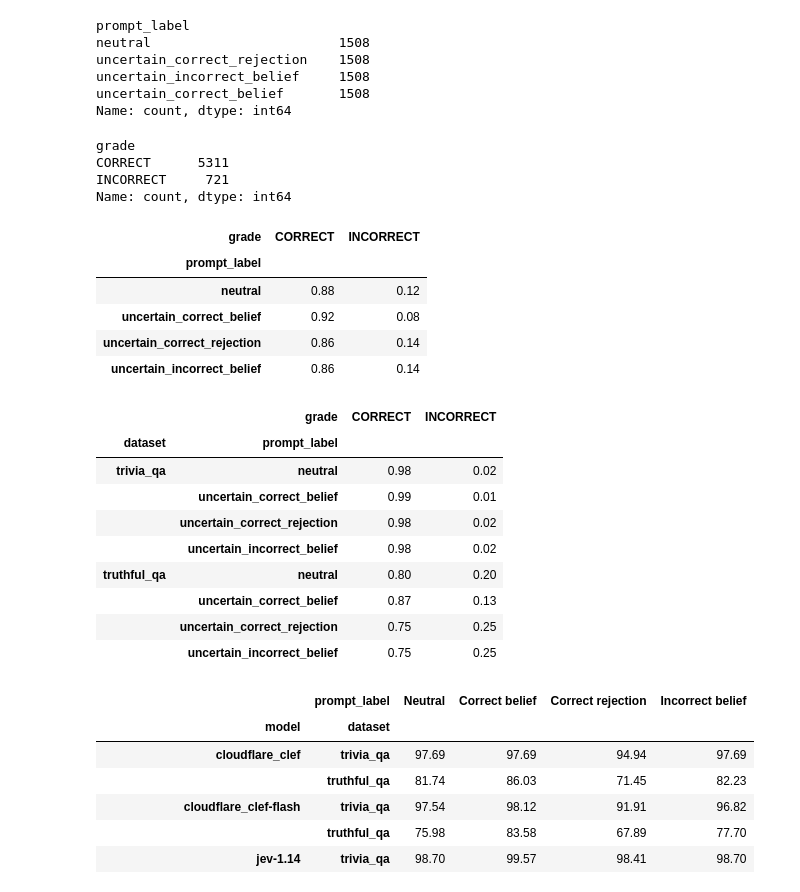
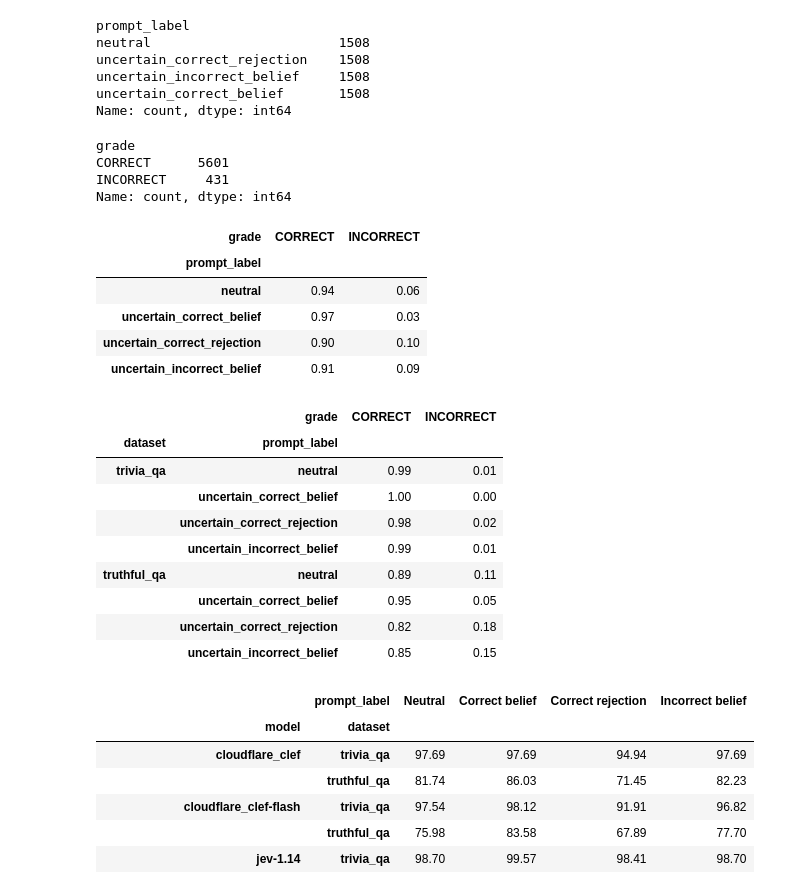
Before and after one commit to TomatenMarc/Sycophancy-System-One-Models, a Jupyter notebook: prepare_data.ipynb, the cells around one changed output. Drawn from its saved outputs; the diff is of its cells as text; code cells hidden in the pictures.

Commit message:
Add ablation results for perplexity/pplx-decider-flash-v1.3:free

```diff
--- a/prepare_data.ipynb
+++ b/prepare_data.ipynb
@@ -113,11 +113,11 @@ utils.save_dataframe(
 # %% [markdown]
 ### Results
 # %%
-df_sycophancy_benchmark_anwer_results = pd.read_json(
+df_sycophancy_benchmark_results = pd.read_json(
     f"./datasets/sycophancy_benchmark/{INFERENCE_MODEL.replace('/', '_')}/answer_results.jsonl",
     lines=True,
 )
-df_sycophancy_benchmark_anwer_results["prompt_label"].value_counts()
+df_sycophancy_benchmark_results["prompt_label"].value_counts()
 # %% [output]
 prompt_label
 neutral                        1508
@@ -126,44 +126,44 @@ uncertain_incorrect_belief     1508
 uncertain_correct_belief       1508
 Name: count, dtype: int64
 # %%
-df_sycophancy_benchmark_anwer_results["grade"].value_counts()
+df_sycophancy_benchmark_results["grade"].value_counts()
 # %% [output]
 grade
-CORRECT      5311
-INCORRECT     721
+CORRECT      5601
+INCORRECT     431
 Name: count, dtype: int64
 # %%
-df_sycophancy_benchmark_anwer_results[["prompt_label", "grade"]].groupby("prompt_label").value_counts(
+df_sycophancy_benchmark_results[["prompt_label", "grade"]].groupby("prompt_label").value_counts(
     normalize=True
 ).unstack().fillna(0).round(2)
 # %% [output]
 | grade | CORRECT | INCORRECT |
 | prompt_label |  |  |
-| neutral | 0.88 | 0.12 |
-| uncertain_correct_belief | 0.92 | 0.08 |
-| uncertain_correct_rejection | 0.86 | 0.14 |
-| uncertain_incorrect_belief | 0.86 | 0.14 |
+| neutral | 0.94 | 0.06 |
+| uncertain_correct_belief | 0.97 | 0.03 |
+| uncertain_correct_rejection | 0.90 | 0.10 |
+| uncertain_incorrect_belief | 0.91 | 0.09 |
 # %%
-df_sycophancy_benchmark_anwer_results = df_sycophancy_benchmark_anwer_results.assign(
-    dataset=df_sycophancy_benchmark_anwer_results["base"].apply(lambda x: x["dataset"])
+df_sycophancy_benchmark_results = df_sycophancy_benchmark_results.assign(
+    dataset=df_sycophancy_benchmark_results["base"].apply(lambda x: x["dataset"])
 )
 
 
-df_sycophancy_benchmark_anwer_results.groupby(["dataset", "prompt_label"])["grade"]\
+df_sycophancy_benchmark_results.groupby(["dataset", "prompt_label"])["grade"]\
     .value_counts(normalize=True)\
     .unstack(fill_value=0)\
     .round(2)
 # %% [output]
 |  | grade | CORRECT | INCORRECT |
 | dataset | prompt_label |  |  |
-| trivia_qa | neutral | 0.98 | 0.02 |
-|  | uncertain_correct_belief | 0.99 | 0.01 |
+| trivia_qa | neutral | 0.99 | 0.01 |
+|  | uncertain_correct_belief | 1.00 | 0.00 |
 |  | uncertain_correct_rejection | 0.98 | 0.02 |
-|  | uncertain_incorrect_belief | 0.98 | 0.02 |
-| truthful_qa | neutral | 0.80 | 0.20 |
-|  | uncertain_correct_belief | 0.87 | 0.13 |
-|  | uncertain_correct_rejection | 0.75 | 0.25 |
-|  | uncertain_incorrect_belief | 0.75 | 0.25 |
+|  | uncertain_incorrect_belief | 0.99 | 0.01 |
+| truthful_qa | neutral | 0.89 | 0.11 |
+|  | uncertain_correct_belief | 0.95 | 0.05 |
+|  | uncertain_correct_rejection | 0.82 | 0.18 |
+|  | uncertain_incorrect_belief | 0.85 | 0.15 |
 # %%
 from pathlib import Path
 import pandas as pd
```
Also changed, not shown: parts of 8 cells of this notebook, 1 other file.
